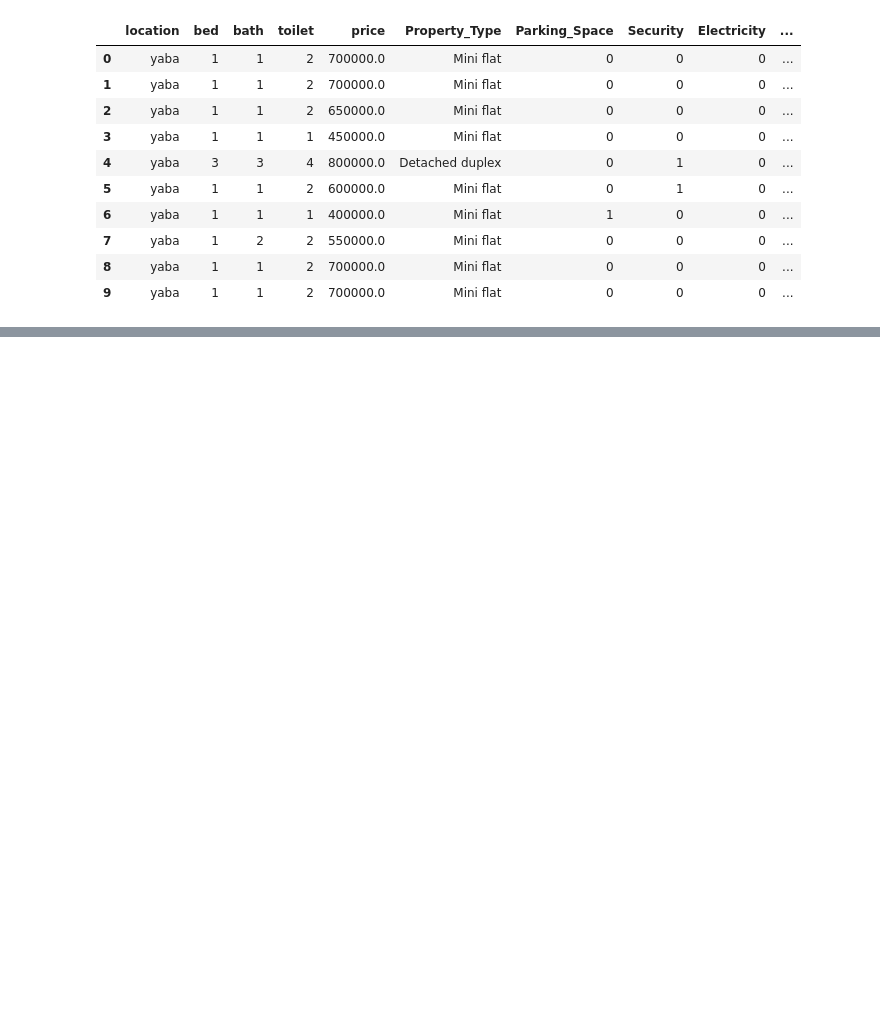
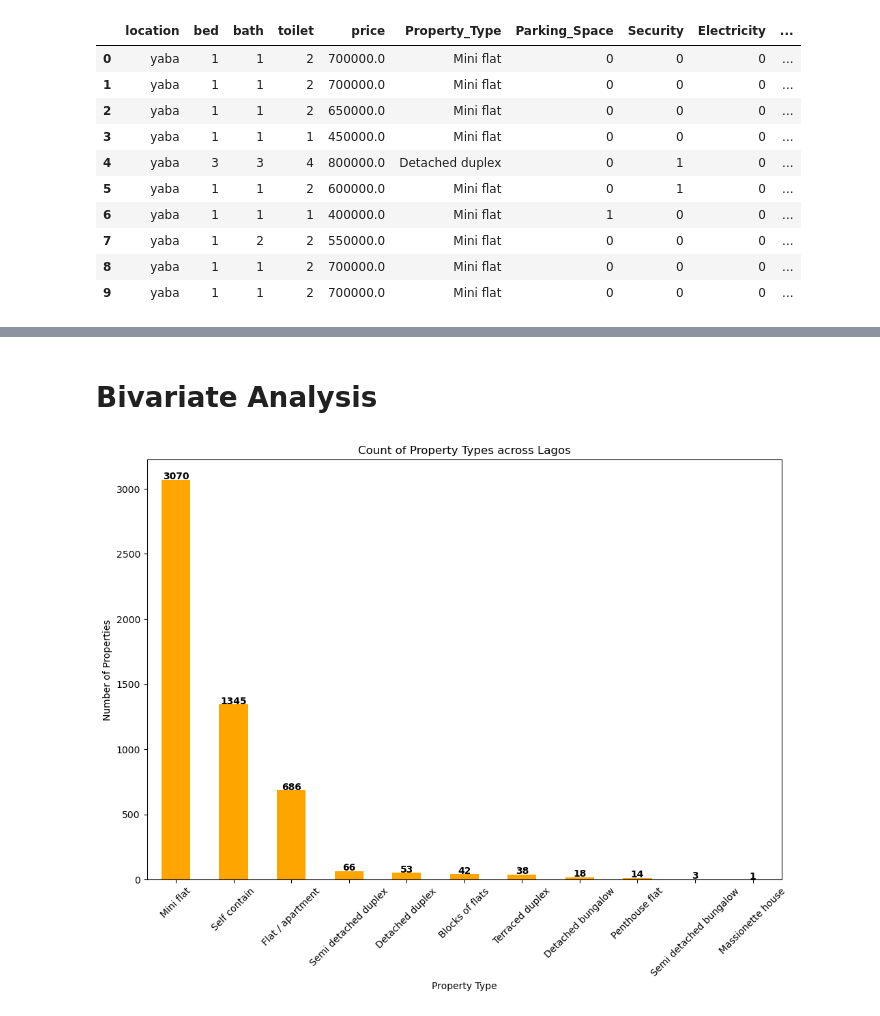
Before and after one commit to LoveRedemption/Lagos_House_prices, a Jupyter notebook: Lagos_House_prices.ipynb, the cells around one changed output, grey strips where cells are left out. Cells and saved outputs as stored; diff of their text form; code cells hidden in the pictures; blank space fills up the shorter version.

```diff
--- a/Lagos_House_prices.ipynb
+++ b/Lagos_House_prices.ipynb
@@ -23,0 +205,5 @@ df.head(10)
+# %%
+# count of property types across Lagos
+
+count_pty = df['Property_Type'].value_counts().sort_values(ascending = False)
+print(count_pty)
@@ -23,0 +223,22 @@ df.head(10)
+# %% [markdown]
+# **Bivariate Analysis**
+# %%
+# Generate the column bar chart
+ax = count_pty.plot.bar(figsize=(12, 8), color='orange')
+
+# Set the title and axis labels
+plt.title('Count of Property Types across Lagos')
+plt.xlabel('Property Type')
+plt.ylabel('Number of Properties')
+
+# Add data labels
+for i, v in enumerate(count_pty):
+    ax.text(i, v + 3, str(v), ha='center', color='black', fontweight='bold')
+
+# Set xtick labels and rotation
+ax.set_xticklabels(count_pty.index, rotation=45)
+
+# Show the plot
+plt.show()
+# %% [output]
+[figure, added]
```
Also changed, not shown: parts of 40 cells of this notebook, 7 other files.
